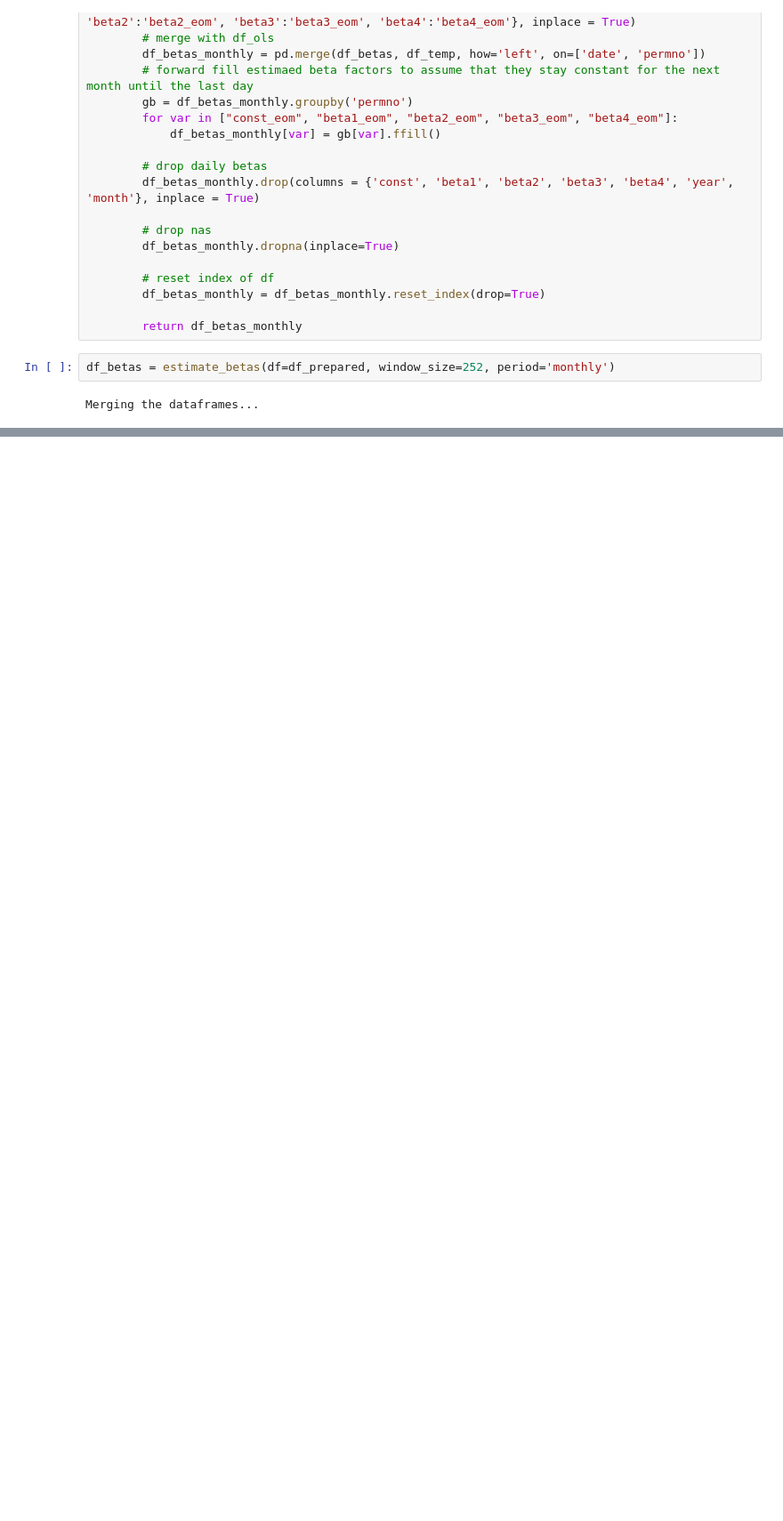
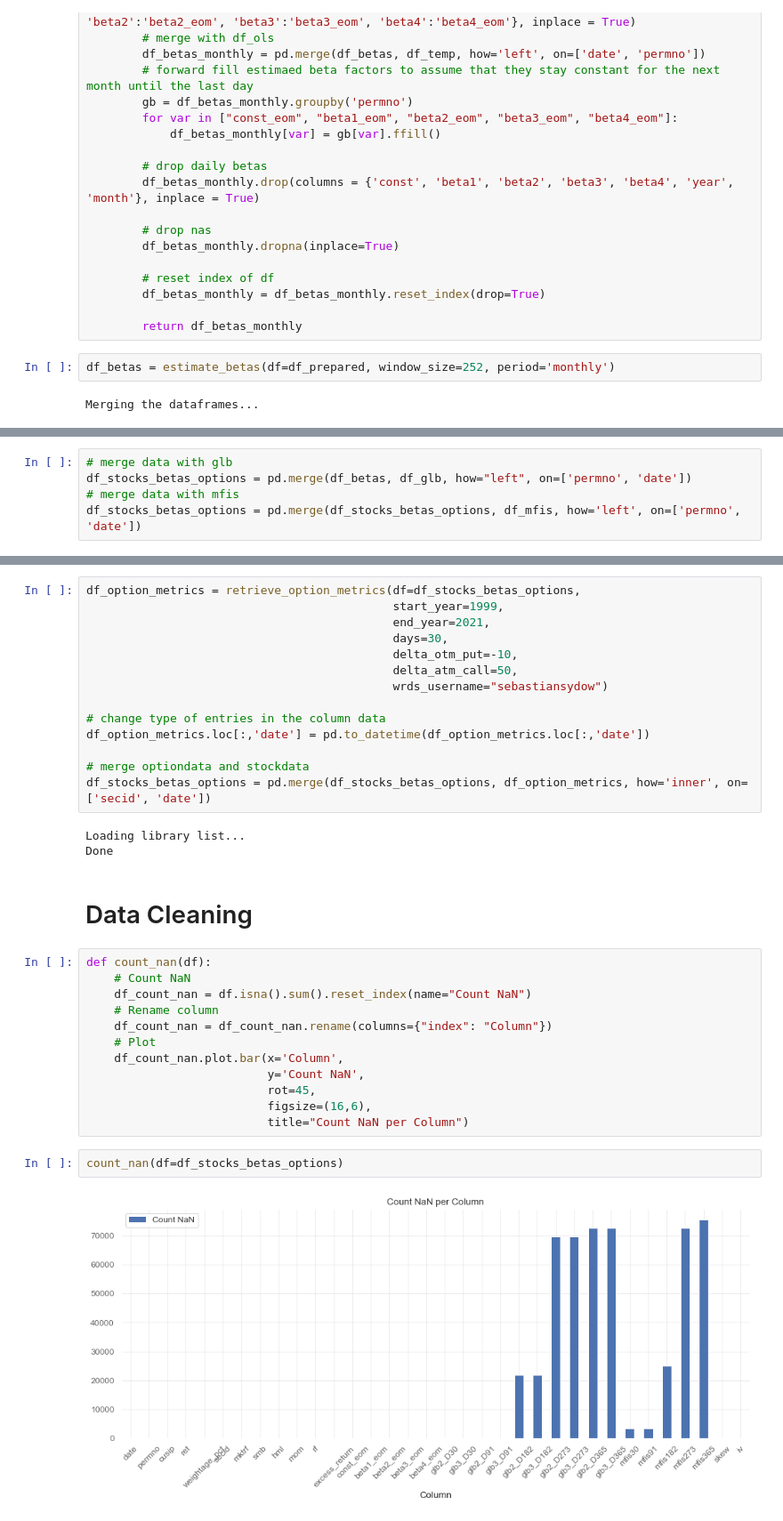
Before and after one commit to iewaij/qs, a Jupyter notebook: Group_Project_SSydow.ipynb, the cells around one changed output, grey strips where cells are left out. Shown at 89% size. Drawn from its saved outputs; the diff is of its cells as text; blank space fills up the shorter version.

Commit message:
added option metrics, count nones, heat map pearson correlation coefficient.

```diff
--- a/Group_Project_SSydow.ipynb
+++ b/Group_Project_SSydow.ipynb
@@ -263,0 +348,5 @@ Merging the dataframes...
+# %%
+# merge data with glb
+df_stocks_betas_options = pd.merge(df_betas, df_glb, how="left", on=['permno', 'date'])
+# merge data with mfis
+df_stocks_betas_options = pd.merge(df_stocks_betas_options, df_mfis, how='left', on=['permno', 'date'])
@@ -263,0 +400,35 @@ Merging the dataframes...
+# %%
+df_option_metrics = retrieve_option_metrics(df=df_stocks_betas_options,
+                                            start_year=1999,
+                                            end_year=2021,
+                                            days=30,
+                                            delta_otm_put=-10,
+                                            delta_atm_call=50,
+                                            wrds_username="sebastiansydow")
+
+# change type of entries in the column data
+df_option_metrics.loc[:,'date'] = pd.to_datetime(df_option_metrics.loc[:,'date'])
+
+# merge optiondata and stockdata
+df_stocks_betas_options = pd.merge(df_stocks_betas_options, df_option_metrics, how='inner', on=['secid', 'date'])
+# %% [output]
+Loading library list...
+Done
+# %% [markdown]
+# Data Cleaning
+# %%
+def count_nan(df):
+    # Count NaN
+    df_count_nan = df.isna().sum().reset_index(name="Count NaN")
+    # Rename column
+    df_count_nan = df_count_nan.rename(columns={"index": "Column"})
+    # Plot
+    df_count_nan.plot.bar(x='Column',
+                          y='Count NaN',
+                          rot=45,
+                          figsize=(16,6),
+                          title="Count NaN per Column")
+# %%
+count_nan(df=df_stocks_betas_options)
+# %% [output]
+[figure, added]
```
Also changed, not shown: parts of 12 cells of this notebook.
